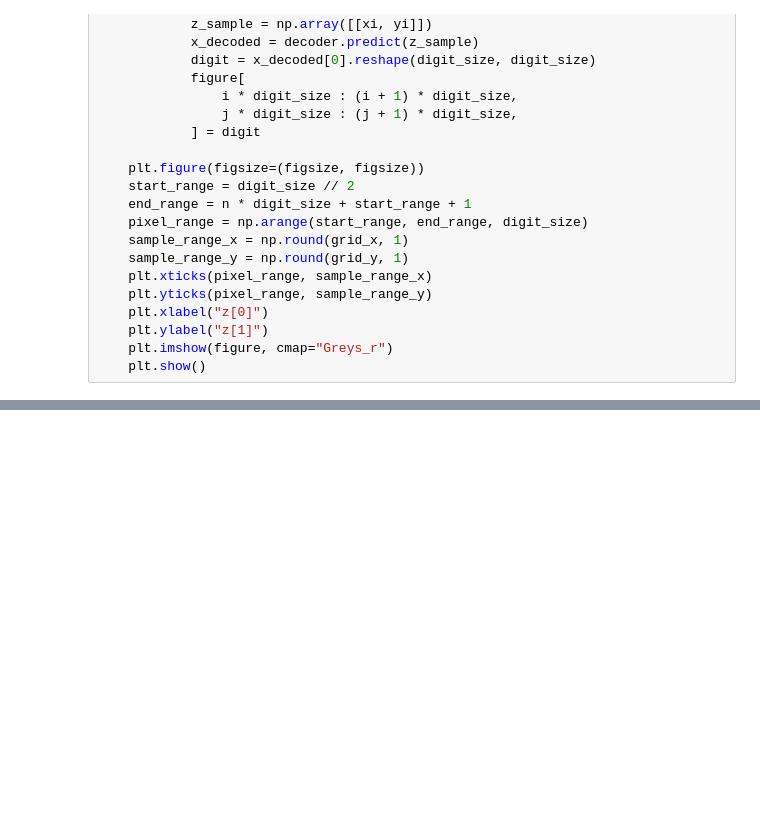
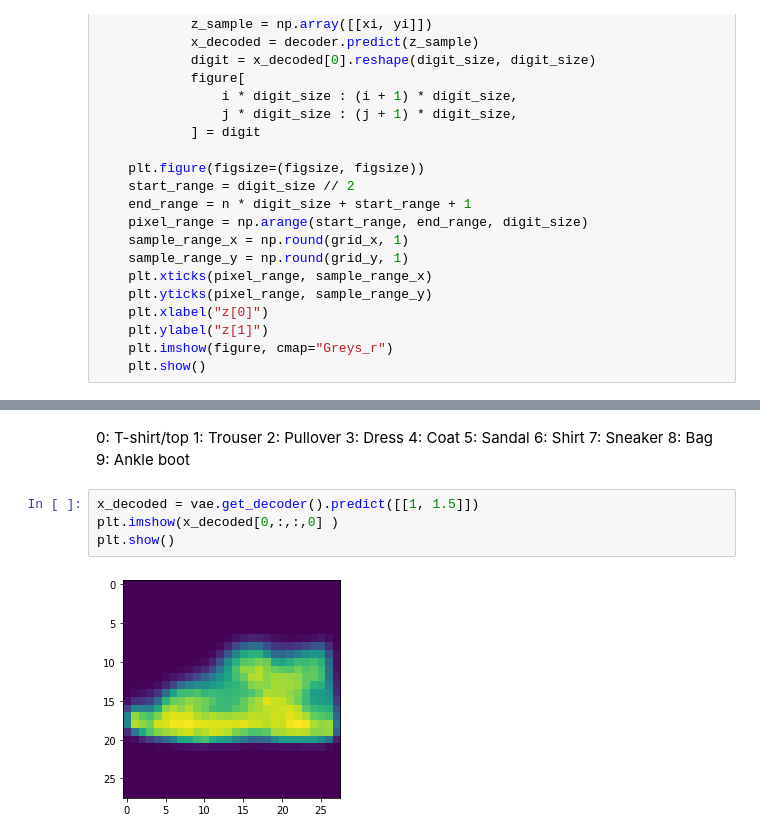
Before and after one commit to alex-chin/intro_neural_network, a Jupyter notebook: homeworks/home08/home08.ipynb, the cells around one changed output, grey strips where cells are left out. Drawn from its saved outputs; the diff is of its cells as text; blank space fills up the shorter version.

```diff
--- a/homeworks/home08/home08.ipynb
+++ b/homeworks/home08/home08.ipynb
@@ -195,0 +231,17 @@ plot_label_clusters(encoder, x_train, y_train)
+# %% [markdown]
+0: T-shirt/top
+1: Trouser
+2: Pullover
+3: Dress
+4: Coat
+5: Sandal
+6: Shirt
+7: Sneaker
+8: Bag
+9: Ankle boot
+# %%
+x_decoded = vae.get_decoder().predict([[1, 1.5]])
+plt.imshow(x_decoded[0,:,:,0] )
+plt.show()
+# %% [output]
+[figure, added]
```
Also changed, not shown: parts of 12 cells of this notebook.
